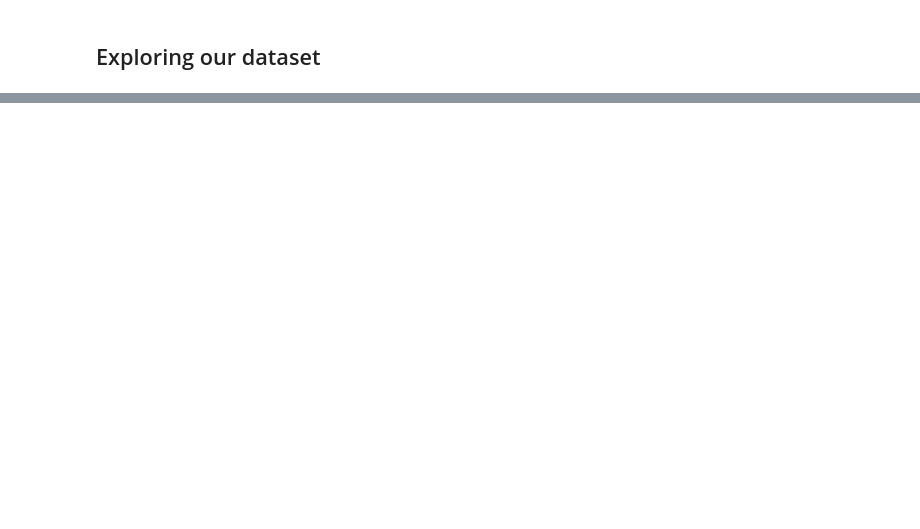
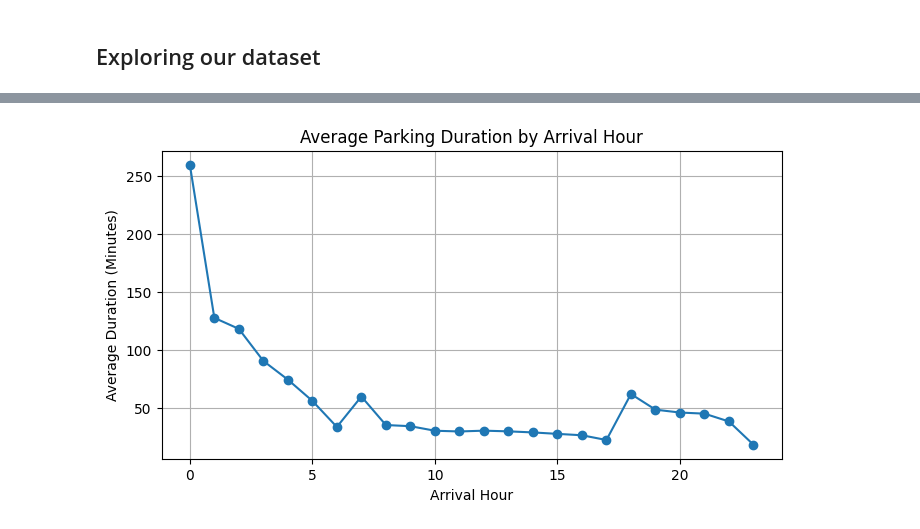
Before and after one commit to Eswa2020/urban-parking-prediction-models, a Jupyter notebook: notebooks/Melbourne/02_parking_system_baseline.ipynb, the cells around one changed output, grey strips where cells are left out. Saved outputs shown, nothing was run; the diff lists cells and outputs as text; code cells hidden in the pictures; blank space fills up the shorter version.

```diff
--- a/notebooks/Melbourne/02_parking_system_baseline.ipynb
+++ b/notebooks/Melbourne/02_parking_system_baseline.ipynb
@@ -2080,0 +330,13 @@ print("CNN RMSE: ", cnn_rmse)
+# %%
+# Plot average duration by hour of arrival.
+hourly_duration = df.groupby("arrival_hour")["DurationMinutes"].mean()
+
+plt.figure(figsize=(8, 4))
+hourly_duration.plot(marker="o")
+plt.title("Average Parking Duration by Arrival Hour")
+plt.xlabel("Arrival Hour")
+plt.ylabel("Average Duration (Minutes)")
+plt.grid(True)
+plt.show()
+# %% [output]
+[figure, added]
```
Also changed, not shown: parts of 347 cells of this notebook.
